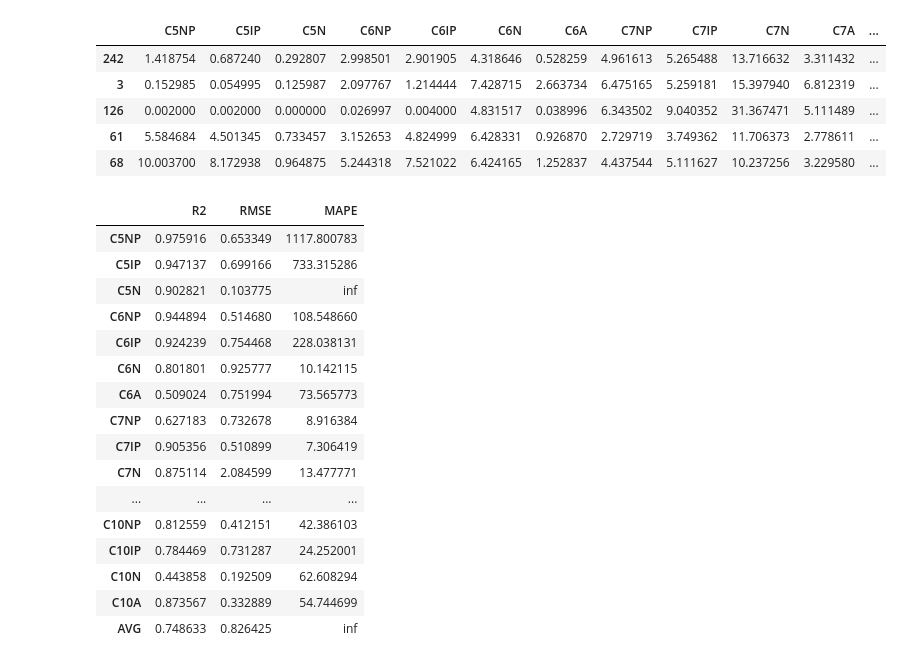
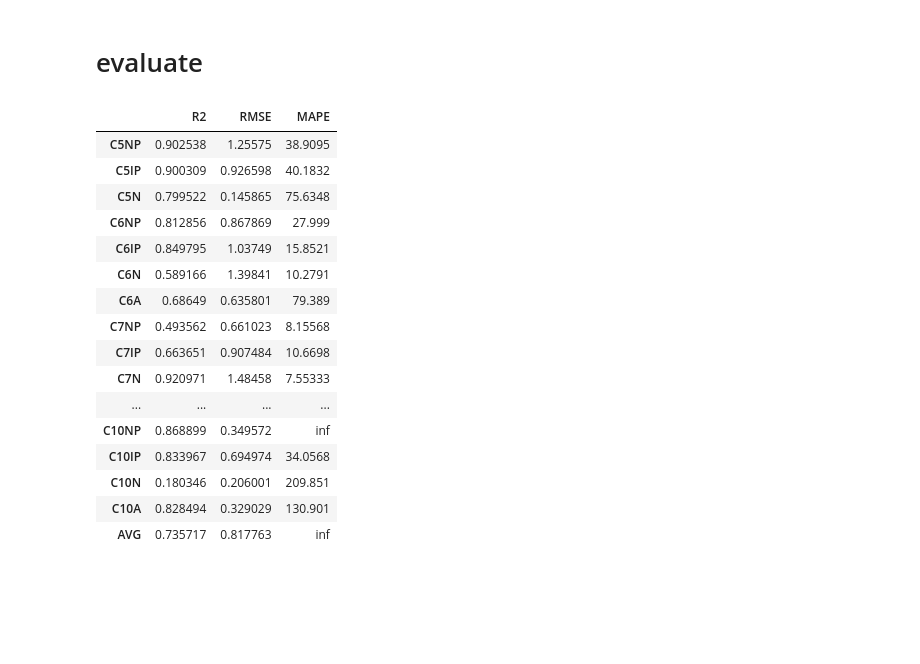
Before and after one commit to skywalker0803r/deep-learning-ian-goodfellow, a Jupyter notebook: ADDA.ipynb, the cells around one changed output. Cells and saved outputs as stored; diff of their text form; code cells hidden in the pictures; blank space fills up the shorter version.

```diff
--- a/ADDA.ipynb
+++ b/ADDA.ipynb
@@ -80,6 +82,9 @@ class ADDA(nn.Module):
         nn.Linear(128,1),# 1.判别器最后一层去掉sigmoid
     )
 
+    # loss function
+    self.reg_loss = nn.SmoothL1Loss()
+
     # optimizer
     self.S_optimizer = optim.Adam(self.SRC_F.parameters(),lr=1e-3)
     self.R_optimizer = optim.Adam(self.regression.parameters(),lr=1e-3)
@@ -108,8 +113,8 @@ class ADDA(nn.Module):
     src_feat = self.SRC_F(src_x)
     y_hat = self.regression(src_feat)
 
-    # compute loss by mse
-    loss = ((y_hat-src_y)**2).mean()
+    # compute loss
+    loss = self.reg_loss(y_hat,src_y).mean()
     loss.backward()
 
     # update weight
@@ -122,8 +127,8 @@ class ADDA(nn.Module):
 
   def train_T_D(self,src_x,tgt_x,tgt_y):
     '''
-    input: src_x(FloatTensor),tgt_x(FloatTensor)
-    return :d_loss(Scalar),t_loss(Scalar)
+    input: src_x(FloatTensor),tgt_x(FloatTensor),tgt_y(FloatTensor)
+    return :d_loss(Scalar),t_loss(Scalar),r_loss(Scalar)
     '''
     # 2.生成器和判别器的loss不取log
     # train discriminator ncritic times
@@ -140,14 +145,14 @@ class ADDA(nn.Module):
 
     # train TGT_F
     tgt_feat = self.TGT_F(tgt_x)
-    t_loss = torch.mean(-self.discriminator(tgt_feat))
+    t_loss = -torch.mean(self.discriminator(tgt_feat))
     t_loss.backward()
     self.T_optimizer.step()
     self.T_optimizer.zero_grad()
 
     # train regression
     tgt_reg = self.regression(tgt_feat.detach())
-    r_loss = ((tgt_reg-tgt_y)**2).mean()
+    r_loss = self.reg_loss(tgt_reg,tgt_y).mean()
     r_loss.backward()
     self.R_optimizer.step()
     self.R_optimizer.zero_grad()
@@ -217 +193,4 @@ MultiOutputRegressor(estimator=XGBRegressor(base_score=0.5, booster='gbtree',
+# %%
+xgb_200 = MultiOutputRegressor(xgboost.XGBRegressor(objective='reg:squarederror')).fit(tgt_x,tgt_y)
+xgb_4765 = MultiOutputRegressor(xgboost.XGBRegressor(objective='reg:squarederror')).fit(src_x.append(tgt_x),src_y.append(tgt_y))
 # %% [markdown]
@@ -303,12 +268,9 @@ xgb_y_hat = pd.DataFrame(xgb_y_hat,columns=y_col)
-# %%
-y_test.head()
-# %% [output]
-|  | C5NP | C5IP | C5N | C6NP | C6IP | C6N | C6A | C7NP | C7IP | C7N | C7A | ... |
-| 242 | 1.418754 | 0.687240 | 0.292807 | 2.998501 | 2.901905 | 4.318646 | 0.528259 | 4.961613 | 5.265488 | 13.716632 | 3.311432 | ... |
-| 3 | 0.152985 | 0.054995 | 0.125987 | 2.097767 | 1.214444 | 7.428715 | 2.663734 | 6.475165 | 5.259181 | 15.397940 | 6.812319 | ... |
-| 126 | 0.002000 | 0.002000 | 0.000000 | 0.026997 | 0.004000 | 4.831517 | 0.038996 | 6.343502 | 9.040352 | 31.367471 | 5.111489 | ... |
-| 61 | 5.584684 | 4.501345 | 0.733457 | 3.152653 | 4.824999 | 6.428331 | 0.926870 | 2.729719 | 3.749362 | 11.706373 | 2.778611 | ... |
-| 68 | 10.003700 | 8.172938 | 0.964875 | 5.244318 | 7.521022 | 6.424165 | 1.252837 | 4.437544 | 5.111627 | 10.237256 | 3.229580 | ... |
+# %%
+adda_y_hat = model.get_predict(x_test)
+xgb_200_y_hat = pd.DataFrame(xgb_200.predict(x_test),columns=y_col)
+xgb_4765_y_hat = pd.DataFrame(xgb_4765.predict(x_test),columns=y_col)
+# %% [markdown]
+# evaluate
 # %%
 from sklearn.metrics import r2_score,mean_squared_error
 
@@ -325,23 +287,23 @@ def show_metrics(y_pred,y_real):
   res.loc['AVG'] = res.mean(axis=0)
   return res
 # %%
-adda_res = show_metrics(tgt_y_hat,y_test)
-adda_res.style.background_gradient()
+adda_res = show_metrics(adda_y_hat,y_test)
+adda_res
 # %% [output]
 |  | R2 | RMSE | MAPE |
-| C5NP | 0.975916 | 0.653349 | 1117.800783 |
-| C5IP | 0.947137 | 0.699166 | 733.315286 |
-| C5N | 0.902821 | 0.103775 | inf |
-| C6NP | 0.944894 | 0.514680 | 108.548660 |
-| C6IP | 0.924239 | 0.754468 | 228.038131 |
-| C6N | 0.801801 | 0.925777 | 10.142115 |
-| C6A | 0.509024 | 0.751994 | 73.565773 |
-| C7NP | 0.627183 | 0.732678 | 8.916384 |
-| C7IP | 0.905356 | 0.510899 | 7.306419 |
-| C7N | 0.875114 | 2.084599 | 13.477771 |
+| C5NP | 0.902538 | 1.25575 | 38.9095 |
+| C5IP | 0.900309 | 0.926598 | 40.1832 |
+| C5N | 0.799522 | 0.145865 | 75.6348 |
+| C6NP | 0.812856 | 0.867869 | 27.999 |
+| C6IP | 0.849795 | 1.03749 | 15.8521 |
+| C6N | 0.589166 | 1.39841 | 10.2791 |
+| C6A | 0.68649 | 0.635801 | 79.389 |
+| C7NP | 0.493562 | 0.661023 | 8.15568 |
+| C7IP | 0.663651 | 0.907484 | 10.6698 |
+| C7N | 0.920971 | 1.48458 | 7.55333 |
 | ... | ... | ... | ... |
-| C10NP | 0.812559 | 0.412151 | 42.386103 |
-| C10IP | 0.784469 | 0.731287 | 24.252001 |
-| C10N | 0.443858 | 0.192509 | 62.608294 |
-| C10A | 0.873567 | 0.332889 | 54.744699 |
-| AVG | 0.748633 | 0.826425 | inf |
+| C10NP | 0.868899 | 0.349572 | inf |
+| C10IP | 0.833967 | 0.694974 | 34.0568 |
+| C10N | 0.180346 | 0.206001 | 209.851 |
+| C10A | 0.828494 | 0.329029 | 130.901 |
+| AVG | 0.735717 | 0.817763 | inf |
```
Also changed, not shown: parts of 21 cells of this notebook.
